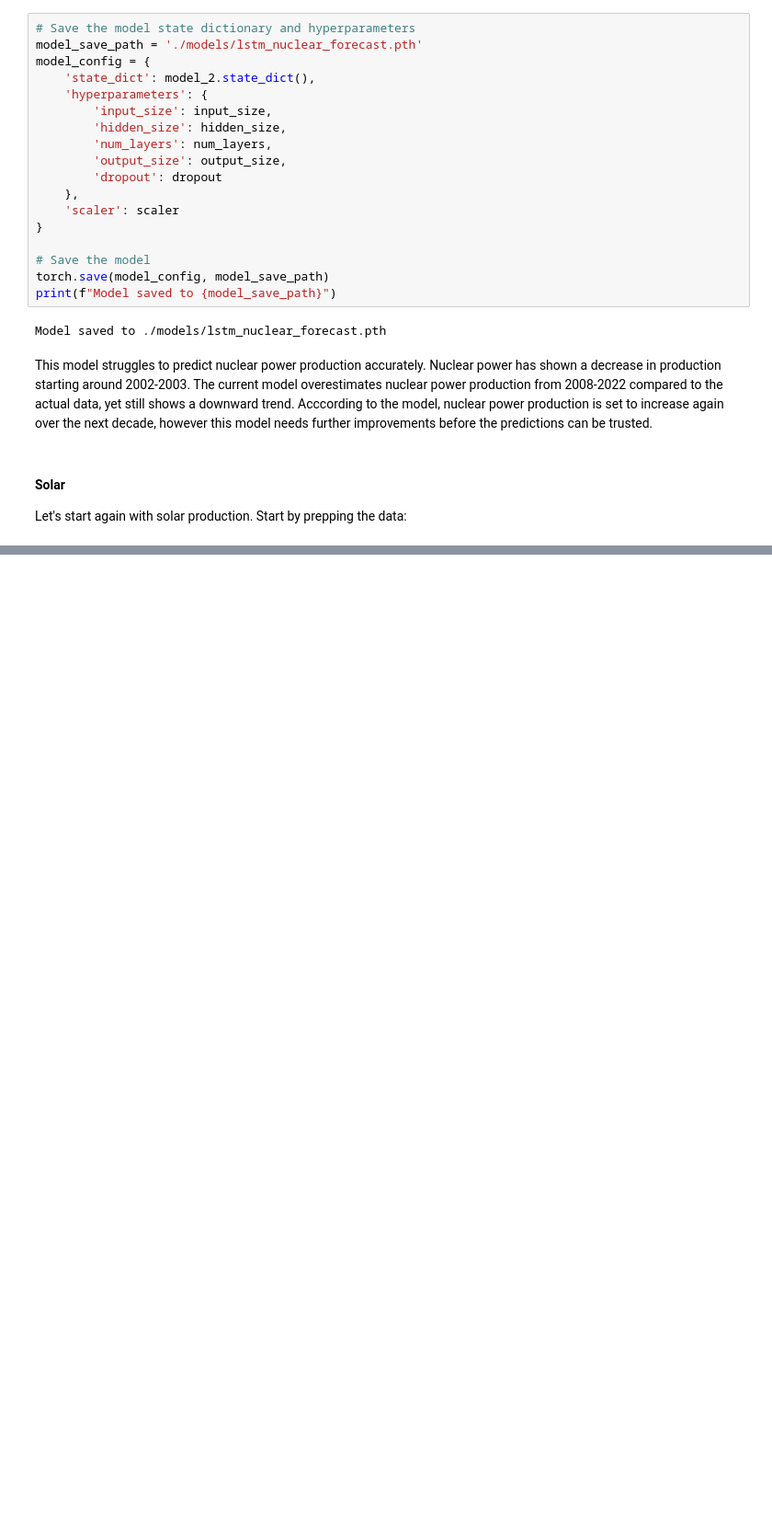
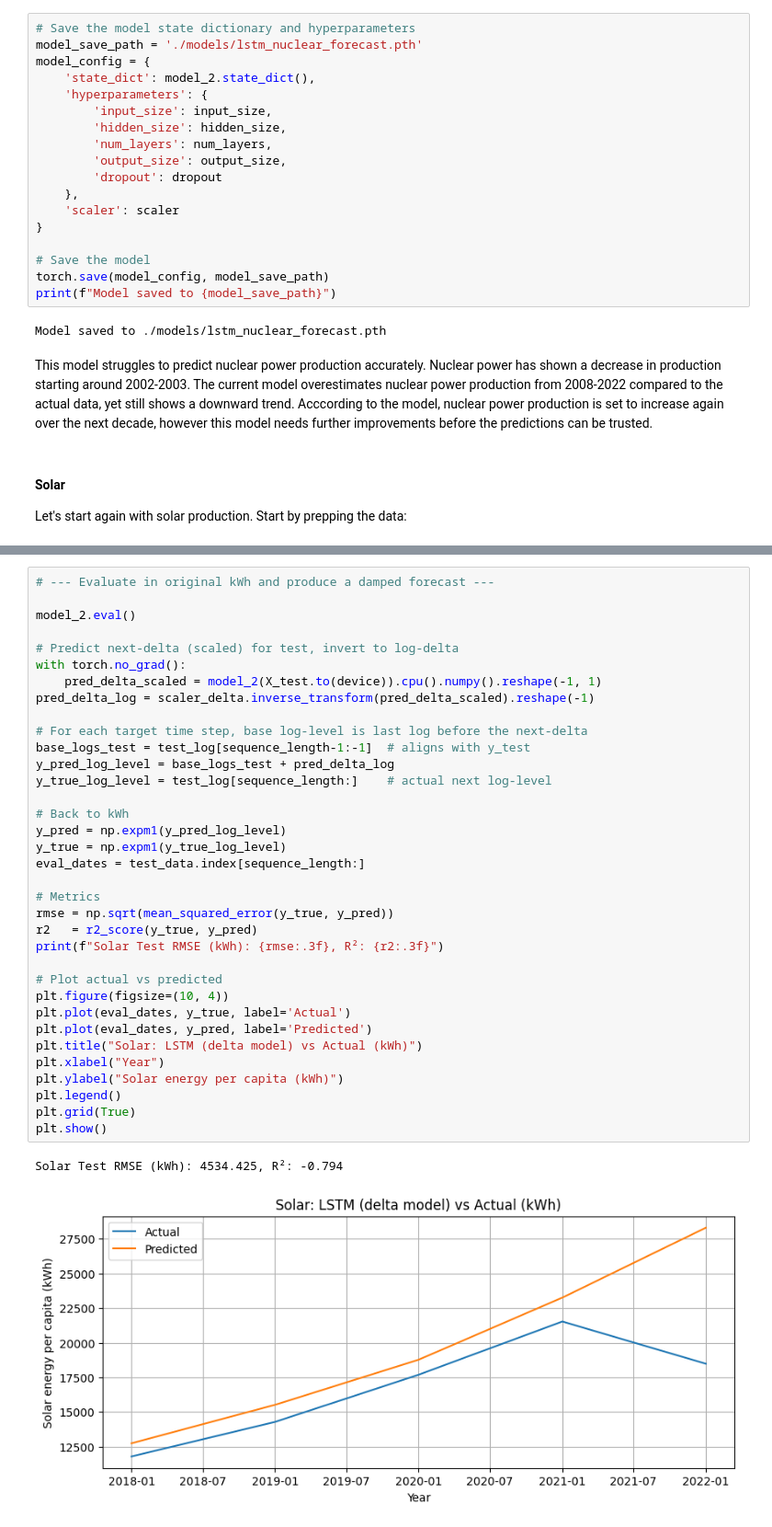
Before and after one commit to KMarsh-code/global-renewable-energy-analysis, a Jupyter notebook: jupyter_notebooks/2_renewable_energy_hypothesis_testing.ipynb, the cells around one changed output, grey strips where cells are left out. Shown at 92% size. Cells and saved outputs as stored; diff of their text form; blank space fills up the shorter version.

Commit message:
Update solar LSTM code to optimse forecast with log-delta growth and damping and caps

```diff
--- a/jupyter_notebooks/2_renewable_energy_hypothesis_testing.ipynb
+++ b/jupyter_notebooks/2_renewable_energy_hypothesis_testing.ipynb
@@ -1877,0 +1755,38 @@ plt.legend(); plt.grid(True); plt.show()
+# %%
+# --- Evaluate in original kWh and produce a damped forecast ---
+
+model_2.eval()
+
+# Predict next-delta (scaled) for test, invert to log-delta
+with torch.no_grad():
+    pred_delta_scaled = model_2(X_test.to(device)).cpu().numpy().reshape(-1, 1)
+pred_delta_log = scaler_delta.inverse_transform(pred_delta_scaled).reshape(-1)
+
+# For each target time step, base log-level is last log before the next-delta
+base_logs_test = test_log[sequence_length-1:-1]  # aligns with y_test
+y_pred_log_level = base_logs_test + pred_delta_log
+y_true_log_level = test_log[sequence_length:]    # actual next log-level
+
+# Back to kWh
+y_pred = np.expm1(y_pred_log_level)
+y_true = np.expm1(y_true_log_level)
+eval_dates = test_data.index[sequence_length:]
+
+# Metrics
+rmse = np.sqrt(mean_squared_error(y_true, y_pred))
+r2   = r2_score(y_true, y_pred)
+print(f"Solar Test RMSE (kWh): {rmse:.3f}, R²: {r2:.3f}")
+
+# Plot actual vs predicted
+plt.figure(figsize=(10, 4))
+plt.plot(eval_dates, y_true, label='Actual')
+plt.plot(eval_dates, y_pred, label='Predicted')
+plt.title("Solar: LSTM (delta model) vs Actual (kWh)")
+plt.xlabel("Year")
+plt.ylabel("Solar energy per capita (kWh)")
+plt.legend()
+plt.grid(True)
+plt.show()
+# %% [output]
+Solar Test RMSE (kWh): 4534.425, R²: -0.794
+[figure, added]
```
Also changed, not shown: parts of 19 cells of this notebook, 1 other file.
